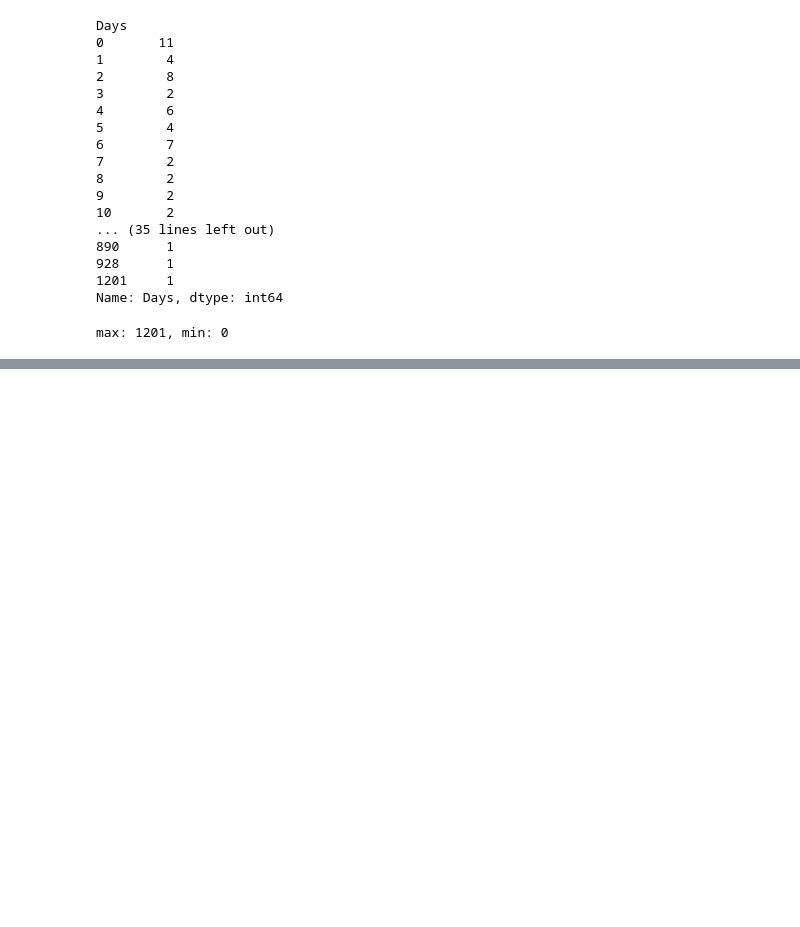
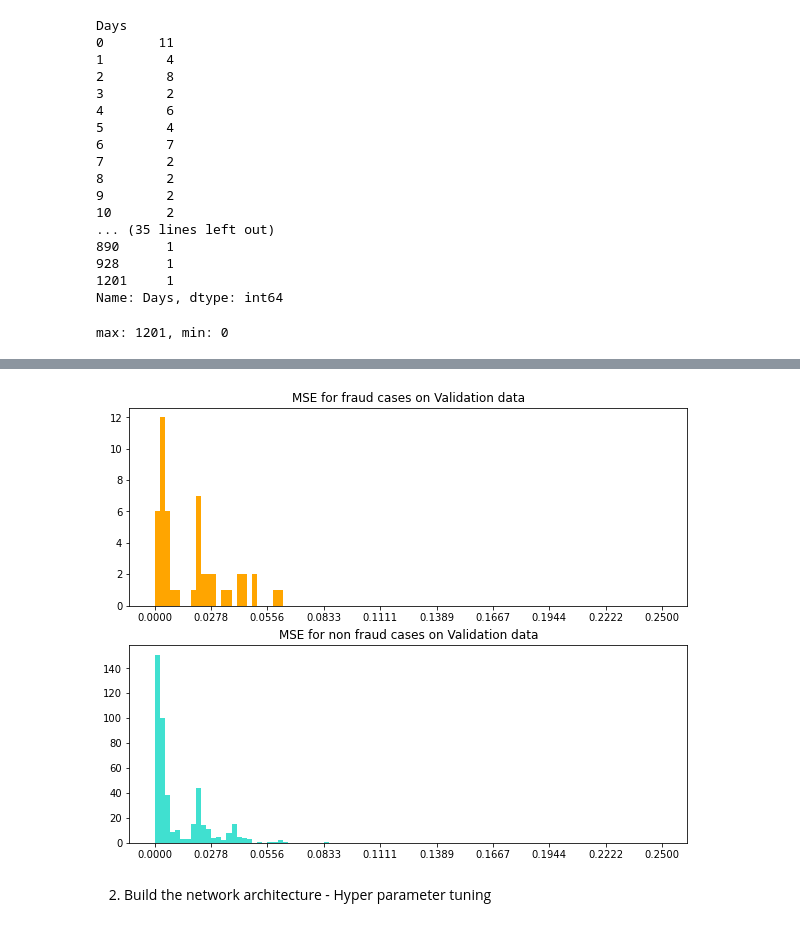
Before and after one commit to jill-data/DL-Insurance-Fraud-Detection, a Jupyter notebook: Preprep.ipynb, the cells around one changed output, grey strips where cells are left out. Cells and saved outputs as stored; diff of their text form; code cells hidden in the pictures; blank space fills up the shorter version.

```diff
--- a/Preprep.ipynb
+++ b/Preprep.ipynb
@@ -345,0 +561,13 @@ t: 19, d: 4.07, h: 17.25
+# %%
+# function to predict and compute mse
+def predict_and_compute_mse(data, model):
+    data_hat = model.predict(data)
+    mse = tf.keras.losses.MeanSquaredError(reduction=tf.keras.losses.Reduction.NONE)(
+        data, data_hat).numpy()
+    return mse, data_hat
+
+# compute mse on validation data
+x_valid_fraud = x_valid.loc[y_valid == 1, :]
+x_valid_non_fraud = x_valid.loc[y_valid == 0, :]
+mse_valid_fraud, x_hat_valid_fraud = predict_and_compute_mse(x_valid_fraud, autoencoder)
+mse_valid_non_fraud, x_hat_valid_non_fraud = predict_and_compute_mse(x_valid_non_fraud, autoencoder)
@@ -345,0 +577,21 @@ t: 19, d: 4.07, h: 17.25
+# %%
+import matplotlib.pyplot as plt
+
+# plots histograms of mse for fraud and non fraud cases
+def plot_histograms(mse_fraud, mse_non_fraud, name):
+    plt.figure(figsize=(10,8))
+    plt.subplot(2,1,1)
+    plt.hist(mse_fraud, color='orange',bins=np.linspace(0, 0.25, 100))
+    plt.title("MSE for fraud cases on " + name)
+    plt.xticks(np.linspace(0,0.25, 10))
+    plt.subplot(2,1,2)
+    plt.hist(mse_non_fraud, color='turquoise',bins=np.linspace(0, 0.25, 100))
+    plt.title("MSE for non fraud cases on " + name)
+    plt.xticks(np.linspace(0,0.25, 10))
+    plt.show()
+# %%
+plot_histograms(mse_valid_fraud, mse_valid_non_fraud, "Validation data")
+# %% [output]
+[figure, added]
+# %% [markdown]
+2. Build the network architecture - Hyper parameter tuning
```
Also changed, not shown: parts of 30 cells of this notebook.
